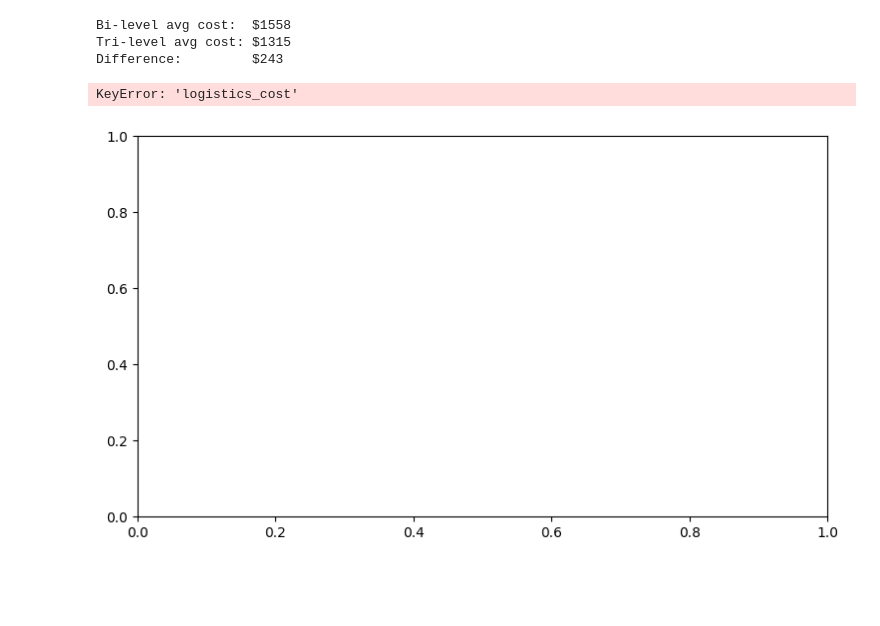
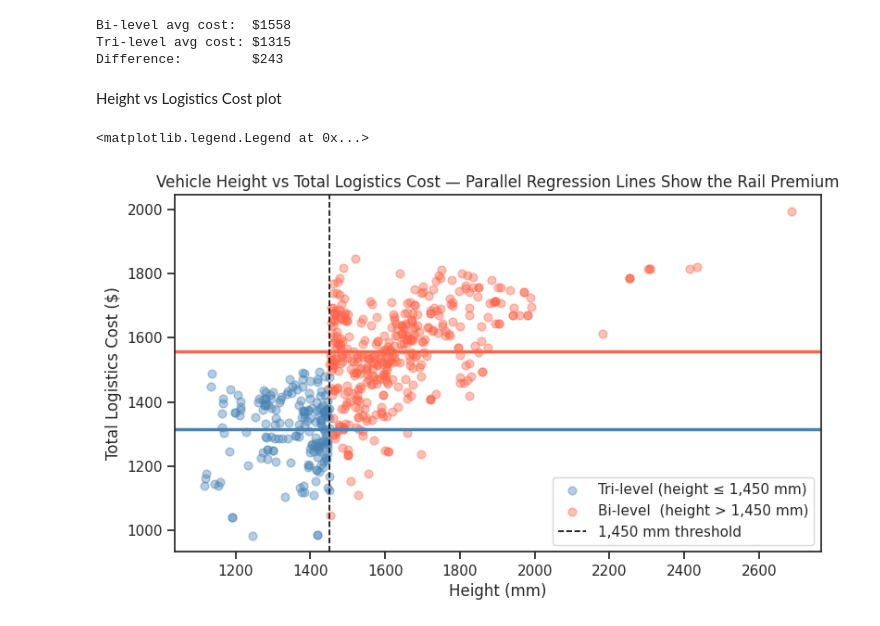
Before and after one commit to ciri/iese-dsfb, a Jupyter notebook: notebooks/200-Pandas.ipynb, the cells around one changed output. Saved outputs shown, nothing was run; the diff lists cells and outputs as text; code cells hidden in the pictures; blank space fills up the shorter version.

```diff
--- a/notebooks/200-Pandas.ipynb
+++ b/notebooks/200-Pandas.ipynb
@@ -218,8 +218,8 @@ shipping_cost = ...
 # %% [markdown]
 During the process of handling a dataset, you may want to add new (calculated) columns to the dataframe. You can add them using the column indexing syntax:
 # %%
-df['ceu'] = ceu
-df['shipping_cost'] = shipping_cost
+# df['ceu'] = ceu
+# df['shipping_cost'] = shipping_cost
 # %% [markdown]
 ### Row filtering expressions
 # %% [markdown]
@@ -508,33 +543,35 @@ print(f"Difference:         ${bilevel_mean - regular_mean:.0f}")
 Bi-level avg cost:  $1558
 Tri-level avg cost: $1315
 Difference:         $243
-# %%
-import numpy as np
-
-fig, ax = __import__('matplotlib.pyplot', fromlist=['pyplot']).subplots(figsize=(9, 5))
-
-for bi_val, color, label in [(False, 'steelblue', 'Tri-level (height ≤ 1,450 mm)'),
-                              (True,  'tomato',    'Bi-level  (height > 1,450 mm)')]:
-    subset = df_modern[df_modern['bi_level'] == bi_val]
-
-    # Scatter
-    ax.scatter(subset['height'], subset['logistics_cost'],
-               c=color, alpha=0.4, s=40, label=label)
-
-    # Regression line
-    #m, b = np.polyfit(subset['height'], subset['logistics_cost'], 1)
-    #x_range = np.linspace(subset['height'].min(), subset['height'].max(), 100)
-    #ax.plot(x_range, m * x_range + b, color=color, linewidth=2.5)
-    mean_cost = subset['logistics_cost'].mean()
-    ax.axhline(y=mean_cost, color=color, linewidth=2.5, linestyle='-')
-ax.axvline(x=1450, color='black', linestyle='--', linewidth=1.2, label='1,450 mm threshold')
-ax.set_xlabel('Height (mm)')
-ax.set_ylabel('Total Logistics Cost ($)')
-ax.set_title('Vehicle Height vs Total Logistics Cost — Parallel Regression Lines Show the Rail Premium')
-ax.legend()
-# %% [output]
-KeyError: 'logistics_cost'
-[figure, removed]
+# %% [markdown]
+Height vs Logistics Cost plot
+# %%
+import numpy as np
+import matplotlib.pyplot as plt
+fig, ax = plt.subplots(figsize=(9, 5))
+
+for bi_val, color, label in [(False, 'steelblue', 'Tri-level (height ≤ 1,450 mm)'),
+                              (True,  'tomato',    'Bi-level  (height > 1,450 mm)')]:
+    subset = df_modern[df_modern['bi_level'] == bi_val]
+
+    # Scatter
+    ax.scatter(subset['height'], subset['total_logistics_cost'],
+               c=color, alpha=0.4, s=40, label=label)
+
+    # Regression line
+    #m, b = np.polyfit(subset['height'], subset['total_logistics_cost'], 1)
+    #x_range = np.linspace(subset['height'].min(), subset['height'].max(), 100)
+    #ax.plot(x_range, m * x_range + b, color=color, linewidth=2.5)
+    mean_cost = subset['total_logistics_cost'].mean()
+    ax.axhline(y=mean_cost, color=color, linewidth=2.5, linestyle='-')
+ax.axvline(x=1450, color='black', linestyle='--', linewidth=1.2, label='1,450 mm threshold')
+ax.set_xlabel('Height (mm)')
+ax.set_ylabel('Total Logistics Cost ($)')
+ax.set_title('Vehicle Height vs Total Logistics Cost — Parallel Regression Lines Show the Rail Premium')
+ax.legend()
+# %% [output]
+<matplotlib.legend.Legend at 0x...>
+[figure, added]
 # %%
 ## Solution: Merge & Profit Ranking
 margin_df = pd.read_csv('https://raw.githubusercontent.com/ciri/iese-dsfb/main/resources/tabular/car_margins.csv')
```
Also changed, not shown: parts of 19 cells of this notebook.
